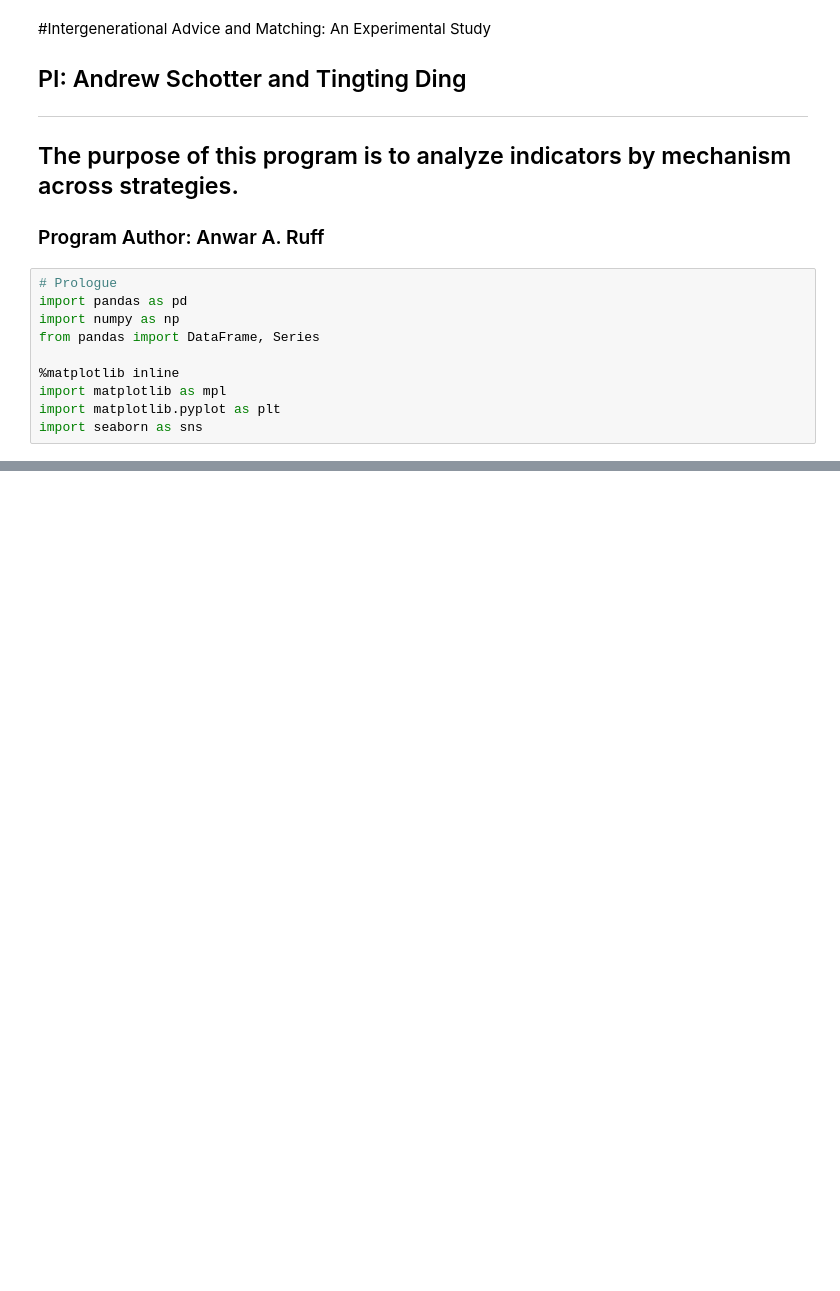
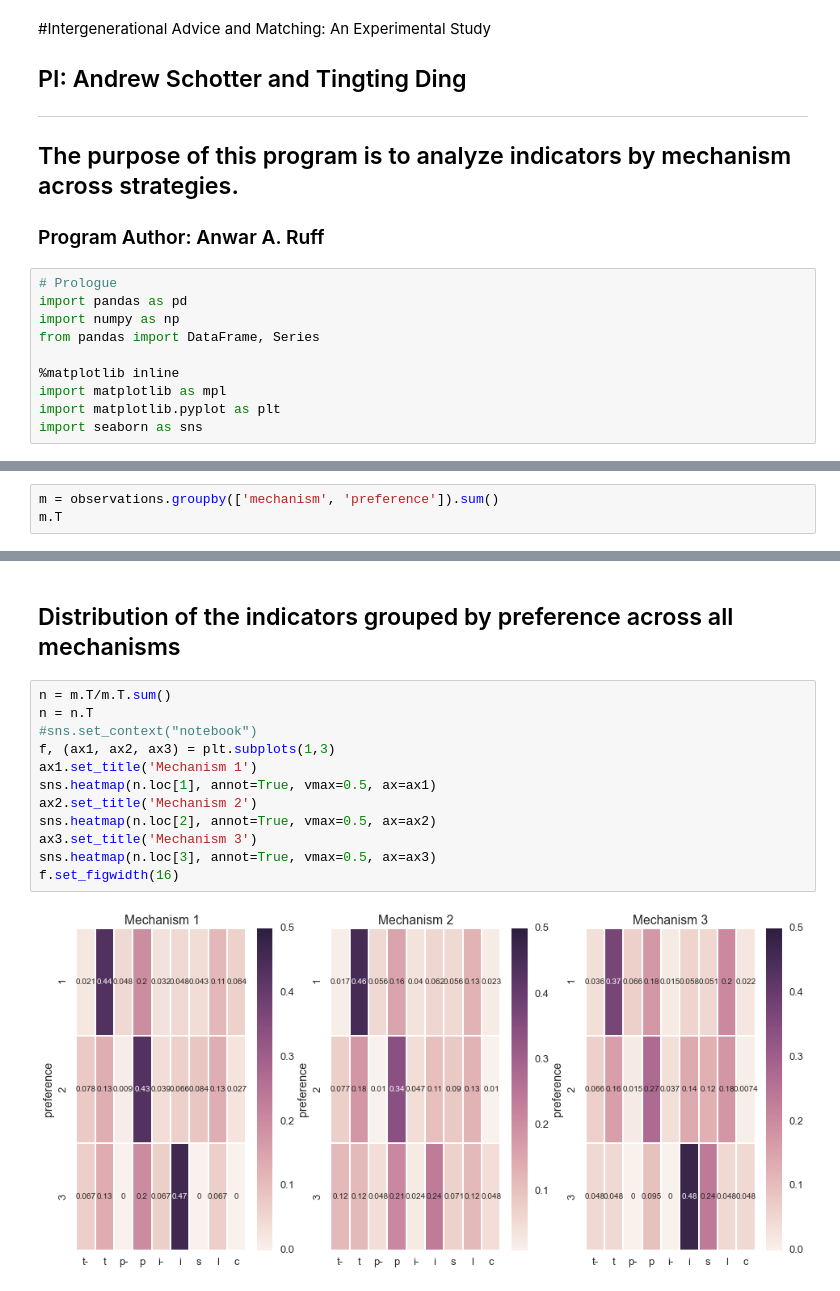
Before and after one commit to aaruff/Intergenerational-Advice-and-Matching---Indicator-Analysis, a Jupyter notebook: Schotter_Ding_Indicator_Analysis.ipynb, the cells around one changed output, grey strips where cells are left out. Cells and saved outputs as stored; diff of their text form; blank space fills up the shorter version.

```diff
--- a/Schotter_Ding_Indicator_Analysis.ipynb
+++ b/Schotter_Ding_Indicator_Analysis.ipynb
@@ -147,0 +45,3 @@ m3.plot(kind="bar", title="Mechanism 3", figsize=(12,6), rot=0)
+# %%
+m = observations.groupby(['mechanism', 'preference']).sum()
+m.T
@@ -147,0 +60,16 @@ m3.plot(kind="bar", title="Mechanism 3", figsize=(12,6), rot=0)
+# %% [markdown]
+## Distribution of the indicators grouped by preference across all mechanisms
+# %%
+n = m.T/m.T.sum()
+n = n.T
+#sns.set_context("notebook")
+f, (ax1, ax2, ax3) = plt.subplots(1,3)
+ax1.set_title('Mechanism 1')
+sns.heatmap(n.loc[1], annot=True, vmax=0.5, ax=ax1)
+ax2.set_title('Mechanism 2')
+sns.heatmap(n.loc[2], annot=True, vmax=0.5, ax=ax2)
+ax3.set_title('Mechanism 3')
+sns.heatmap(n.loc[3], annot=True, vmax=0.5, ax=ax3)
+f.set_figwidth(16)
+# %% [output]
+[figure, added]
```
Also changed, not shown: parts of 42 cells of this notebook.
